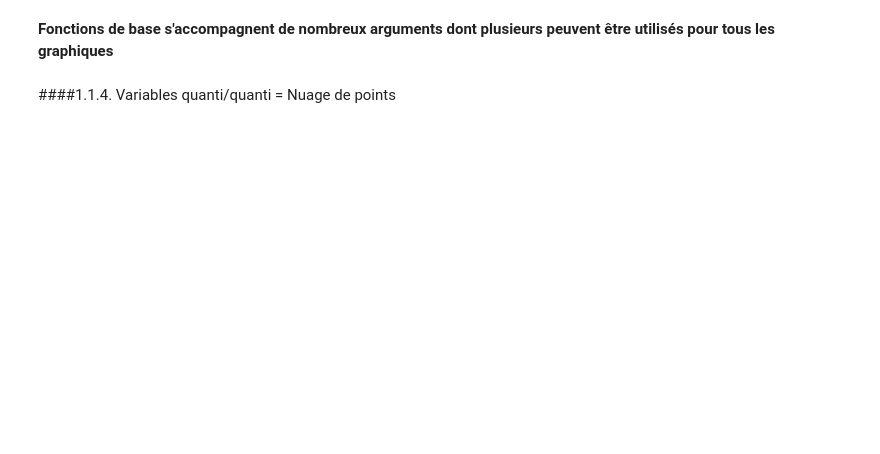
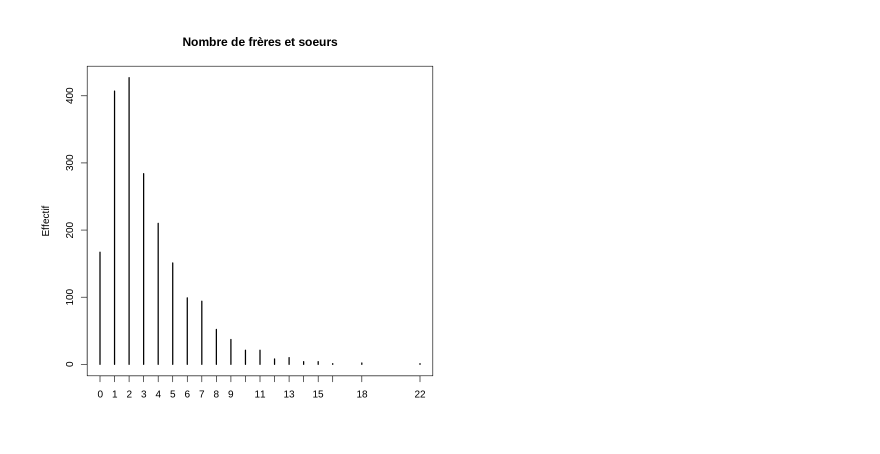
Before and after one commit to Cours-EDUlib/FAS-ISDS, a Jupyter notebook: module-4/4_3_graphiques.ipynb, the cells around one changed output. Cells and saved outputs as stored; diff of their text form; code cells hidden in the pictures; blank space fills up the shorter version.

```diff
--- a/module-4/4_3_graphiques.ipynb
+++ b/module-4/4_3_graphiques.ipynb
@@ -41,4 +35,4 @@ plot(bd$freres.soeurs)
 # %%
-plot(table(bd$freres.soeurs))
+plot(table(bd$freres.soeurs), main = "Nombre de frères et soeurs", ylab = "Effectif") # table d'effectifs
+# %% [output]
+[figure, added]
-# %% [markdown]
-**Fonctions de base s'accompagnent de nombreux arguments dont plusieurs peuvent être utilisés pour tous les graphiques**
@@ -68,2 +38,0 @@ type="b")
-# %% [markdown]
-####1.1.4. Variables quanti/quanti = Nuage de points
```
Also changed, not shown: parts of 80 cells of this notebook.
